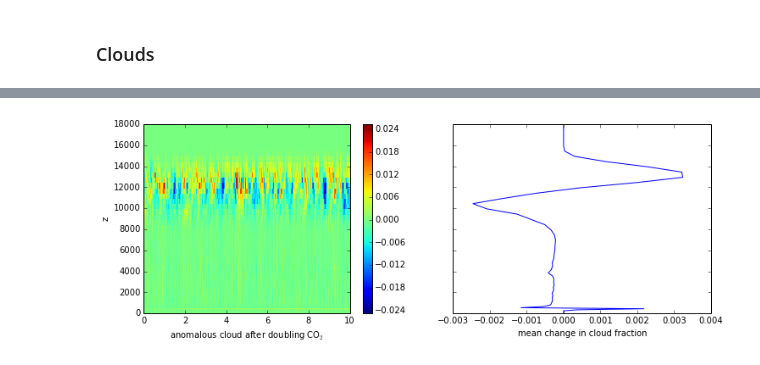
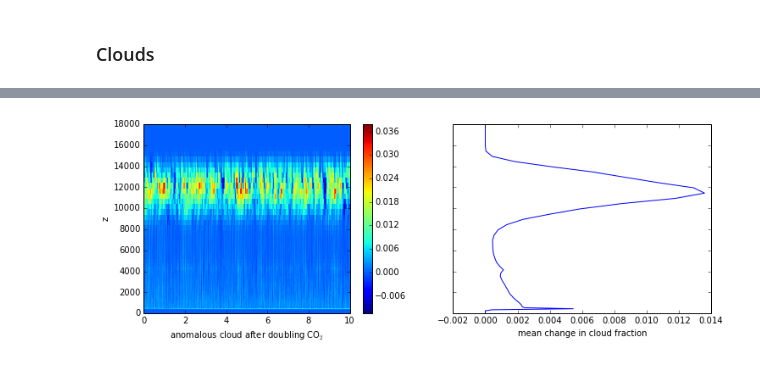
Before and after one commit to jedman/2xco2, a Jupyter notebook: exploration2xCO2.ipynb, the cells around one changed output, grey strips where cells are left out. Drawn from its saved outputs; the diff is of its cells as text; code cells hidden in the pictures.

Commit message:
added code to read in and combine data from pre-doubling runs

```diff
--- a/exploration2xCO2.ipynb
+++ b/exploration2xCO2.ipynb
@@ -29,5 +80,5 @@ after = TimeSeries(getvar('time',gstats_after), z= getvar('z',vstats_after))
 # %% [markdown]
 ### precipitation
 # %%
-before.precip = -86400.*getvar('dlsurf',gstats_before)
+before.precip = -86400.*variables_1d['dlsurf']
 after.precip = -86400.*getvar('dlsurf',gstats_after)
@@ -40,7 +85,7 @@ plot(after.time,after.precip)
 # %%
 # smooth 'after' time series to match the time step from before
 # %%
-ratio = (before.time[1]-before.time[0])/(after.time[1] - after.time[0])
+ratio = (before.time[500]-before.time[499])/(after.time[1] - after.time[0])
 # %%
 after.time_smooth = sm.smooth(after.time,window_len = int(ratio))
 after.precip_smooth =  sm.smooth(after.precip,window_len = int(ratio))
@@ -60,4 +104,3 @@ vstats_before2 = nc.Dataset('../data/verticalstats/verticalstats_fastcloud_10.nc
 # %%
-before.cloud = getvar('cloud', vstats_before)
-before.cloud2 = getvar('cloud',vstats_before2)
+before.cloud = variables_2d['cloud']
 after.cloud = getvar('cloud',vstats_after)
@@ -79,17 +107,17 @@ plot(profile(after.cloud)-profile(allcloud[0:-1]),before.z)
 # %%
-climo = profile(allcloud[0:-1]) # probably should look at a longer chunk of this
+climo = profile(before.cloud, tb = np.where(before.time>-80.)[0][0])# use only last 80 days of pre-doubling run
 after.cloud_anom = np.zeros(after.cloud.shape)
 for i in range(after.cloud.shape[0]):
     after.cloud_anom[i,:] = after.cloud[i,:] - climo
 # %%
 fig, (ax1,ax2) = plt.subplots(1, 2, sharey =True, figsize = (12,4))
 im = ax1.pcolormesh(after.time, after.z, after.cloud_anom.transpose())
 ax1.set_ylim(0,18000)
 fig.colorbar(im , ax = ax1)
-ax2.plot(profile(after.cloud)-profile(allcloud[0:-1]),before.z)
+ax2.plot(profile(after.cloud)-profile(before.cloud, tb = np.where(before.time>-80.)[0][0]),before.z)
 ax2.set_xlabel('mean change in cloud fraction')
 ax1.set_xlabel('anomalous cloud after doubling CO$_2$')
 ax1.set_ylabel('z')
 fig.savefig('figures/cloudfraction_2xco2.png', bbox_inches = 0)
 # %% [output]
-[figure, old version]
+[figure, new version]
```
Also changed, not shown: parts of 16 cells of this notebook.
